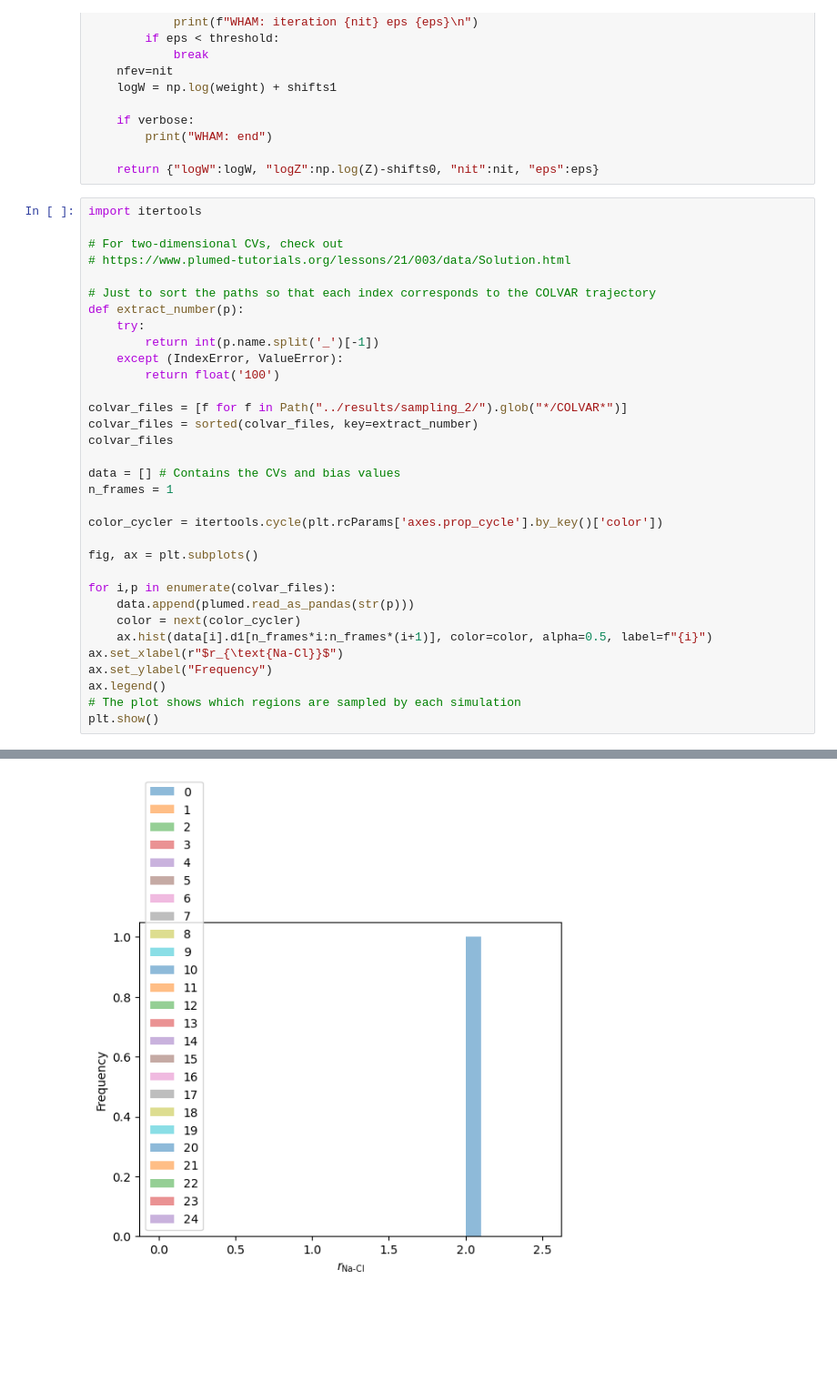
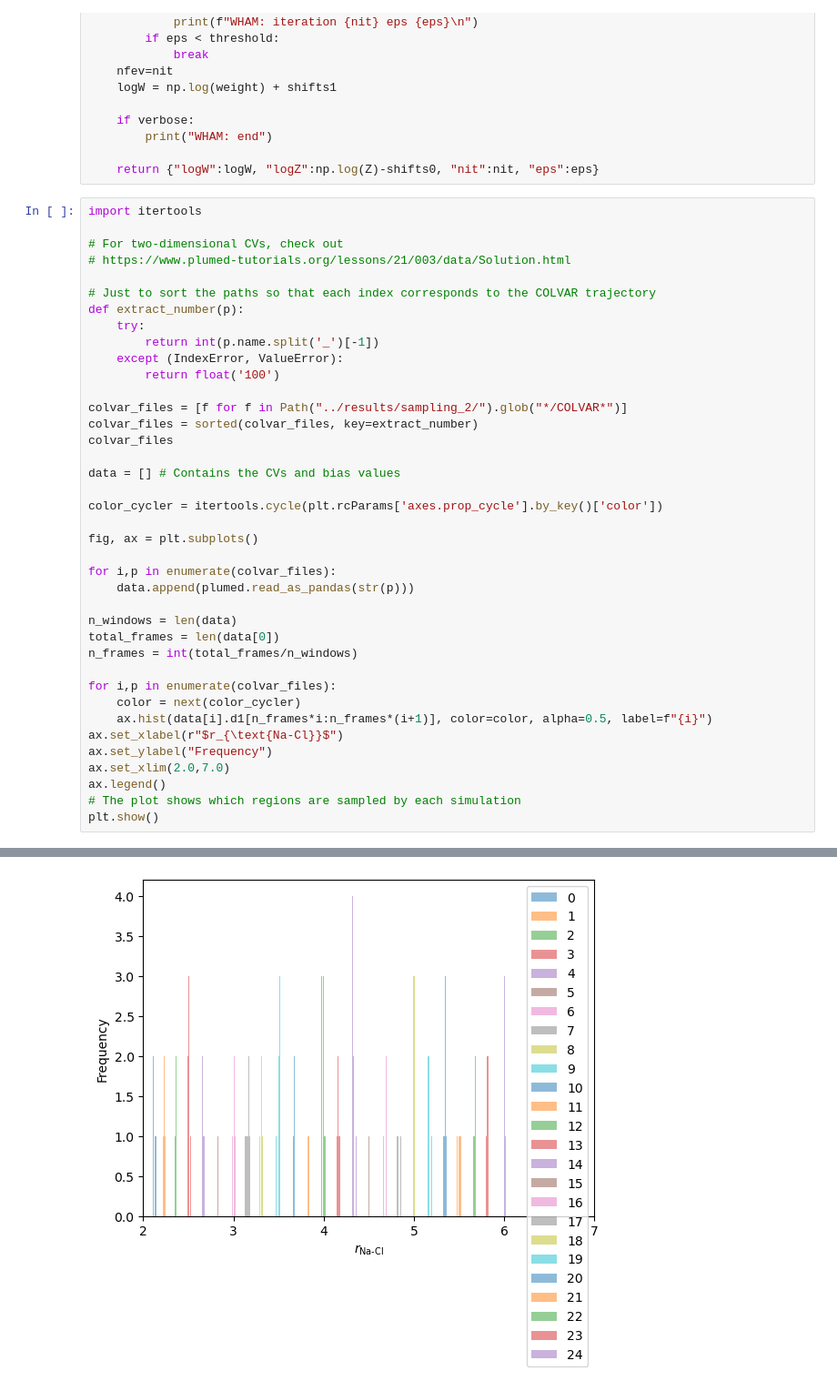
Before and after one commit to amritagos/plumed_expt, a Jupyter notebook: sodium_chloride_test/snakemake_workflow/notebooks/plot_bias.ipynb, the cells around one changed output, grey strips where cells are left out. Shown: that part at 91% size. Cells and saved outputs as stored; diff of their text form; blank space fills up the shorter version.

```diff
--- a/sodium_chloride_test/snakemake_workflow/notebooks/plot_bias.ipynb
+++ b/sodium_chloride_test/snakemake_workflow/notebooks/plot_bias.ipynb
@@ -95,37 +95,43 @@ colvar_files = sorted(colvar_files, key=extract_number)
 colvar_files
 
 data = [] # Contains the CVs and bias values
-n_frames = 1
 
 color_cycler = itertools.cycle(plt.rcParams['axes.prop_cycle'].by_key()['color'])
 
 fig, ax = plt.subplots()
 
 for i,p in enumerate(colvar_files):
     data.append(plumed.read_as_pandas(str(p)))
+
+n_windows = len(data)
+total_frames = len(data[0])
+n_frames = int(total_frames/n_windows)
+
+for i,p in enumerate(colvar_files):
     color = next(color_cycler)
     ax.hist(data[i].d1[n_frames*i:n_frames*(i+1)], color=color, alpha=0.5, label=f"{i}")
 ax.set_xlabel(r"$r_{\text{Na-Cl}}$")
 ax.set_ylabel("Frequency")
+ax.set_xlim(2.0,7.0)
 ax.legend()
 # The plot shows which regions are sampled by each simulation
 plt.show()
 # %% [output]
 +++ Loading the PLUMED kernel runtime +++
 +++ PLUMED_KERNEL="/home/amritagos/micromamba/envs/plumedenv/lib/libplumedKernel.so" +++
 +++ Loading the PLUMED kernel runtime +++
 +++ PLUMED_KERNEL="/home/amritagos/micromamba/envs/plumedenv/lib/libplumedKernel.so" +++
 +++ Loading the PLUMED kernel runtime +++
 +++ PLUMED_KERNEL="/home/amritagos/micromamba/envs/plumedenv/lib/libplumedKernel.so" +++
 +++ Loading the PLUMED kernel runtime +++
 +++ PLUMED_KERNEL="/home/amritagos/micromamba/envs/plumedenv/lib/libplumedKernel.so" +++
 +++ Loading the PLUMED kernel runtime +++
 +++ PLUMED_KERNEL="/home/amritagos/micromamba/envs/plumedenv/lib/libplumedKernel.so" +++
 +++ Loading the PLUMED kernel runtime +++
 +++ PLUMED_KERNEL="/home/amritagos/micromamba/envs/plumedenv/lib/libplumedKernel.so" +++
 ... (34 lines left out)
 +++ Loading the PLUMED kernel runtime +++
 +++ PLUMED_KERNEL="/home/amritagos/micromamba/envs/plumedenv/lib/libplumedKernel.so" +++
 +++ Loading the PLUMED kernel runtime +++
 +++ PLUMED_KERNEL="/home/amritagos/micromamba/envs/plumedenv/lib/libplumedKernel.so" +++
-[figure, old version]
+[figure, new version]
```
Also changed, not shown: parts of 1 cell of this notebook, 2 other files.
